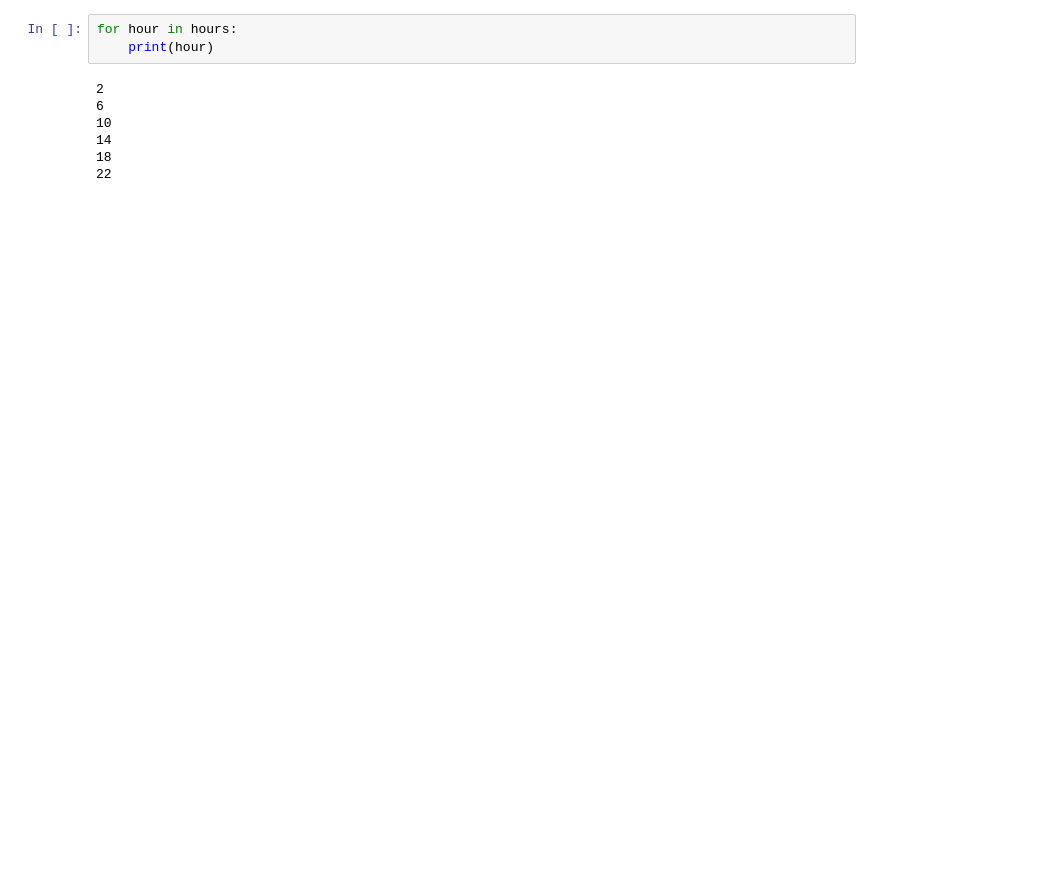
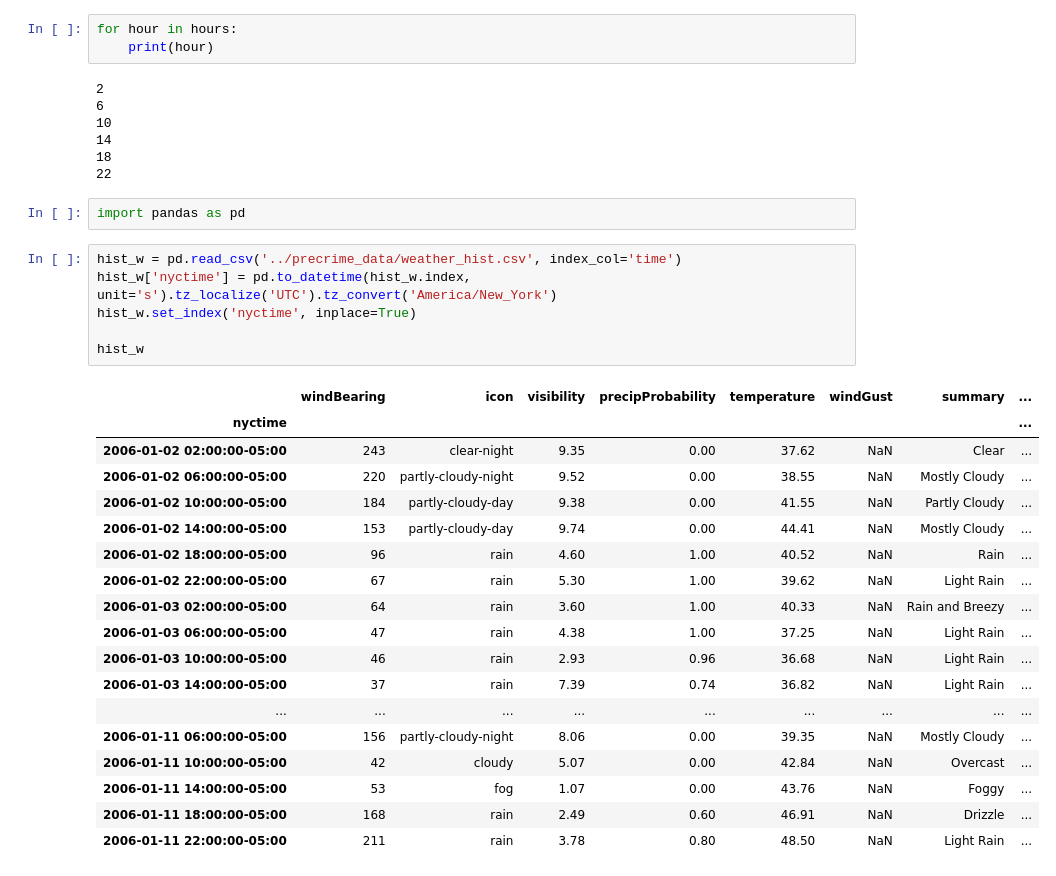
Before and after one commit to oracleofnj/precrime, a Jupyter notebook: exploratory-notebooks/Weather.ipynb, the cells around one changed output. Cells and saved outputs as stored; diff of their text form; blank space fills up the shorter version.

```diff
--- a/exploratory-notebooks/Weather.ipynb
+++ b/exploratory-notebooks/Weather.ipynb
@@ -142,3 +135,30 @@ for hour in hours:
 14
 18
 22
+# %%
+import pandas as pd
+# %%
+hist_w = pd.read_csv('../precrime_data/weather_hist.csv', index_col='time')
+hist_w['nyctime'] = pd.to_datetime(hist_w.index, unit='s').tz_localize('UTC').tz_convert('America/New_York')
+hist_w.set_index('nyctime', inplace=True)
+
+hist_w
+# %% [output]
+|  | windBearing | icon | visibility | precipProbability | temperature | windGust | summary | ... |
+| nyctime |  |  |  |  |  |  |  | ... |
+| 2006-01-02 02:00:00-05:00 | 243 | clear-night | 9.35 | 0.00 | 37.62 | NaN | Clear | ... |
+| 2006-01-02 06:00:00-05:00 | 220 | partly-cloudy-night | 9.52 | 0.00 | 38.55 | NaN | Mostly Cloudy | ... |
+| 2006-01-02 10:00:00-05:00 | 184 | partly-cloudy-day | 9.38 | 0.00 | 41.55 | NaN | Partly Cloudy | ... |
+| 2006-01-02 14:00:00-05:00 | 153 | partly-cloudy-day | 9.74 | 0.00 | 44.41 | NaN | Mostly Cloudy | ... |
+| 2006-01-02 18:00:00-05:00 | 96 | rain | 4.60 | 1.00 | 40.52 | NaN | Rain | ... |
+| 2006-01-02 22:00:00-05:00 | 67 | rain | 5.30 | 1.00 | 39.62 | NaN | Light Rain | ... |
+| 2006-01-03 02:00:00-05:00 | 64 | rain | 3.60 | 1.00 | 40.33 | NaN | Rain and Breezy | ... |
+| 2006-01-03 06:00:00-05:00 | 47 | rain | 4.38 | 1.00 | 37.25 | NaN | Light Rain | ... |
+| 2006-01-03 10:00:00-05:00 | 46 | rain | 2.93 | 0.96 | 36.68 | NaN | Light Rain | ... |
+| 2006-01-03 14:00:00-05:00 | 37 | rain | 7.39 | 0.74 | 36.82 | NaN | Light Rain | ... |
+| ... | ... | ... | ... | ... | ... | ... | ... | ... |
+| 2006-01-11 06:00:00-05:00 | 156 | partly-cloudy-night | 8.06 | 0.00 | 39.35 | NaN | Mostly Cloudy | ... |
+| 2006-01-11 10:00:00-05:00 | 42 | cloudy | 5.07 | 0.00 | 42.84 | NaN | Overcast | ... |
+| 2006-01-11 14:00:00-05:00 | 53 | fog | 1.07 | 0.00 | 43.76 | NaN | Foggy | ... |
+| 2006-01-11 18:00:00-05:00 | 168 | rain | 2.49 | 0.60 | 46.91 | NaN | Drizzle | ... |
+| 2006-01-11 22:00:00-05:00 | 211 | rain | 3.78 | 0.80 | 48.50 | NaN | Light Rain | ... |
```
Also changed, not shown: parts of 8 cells of this notebook, 1 other file.
